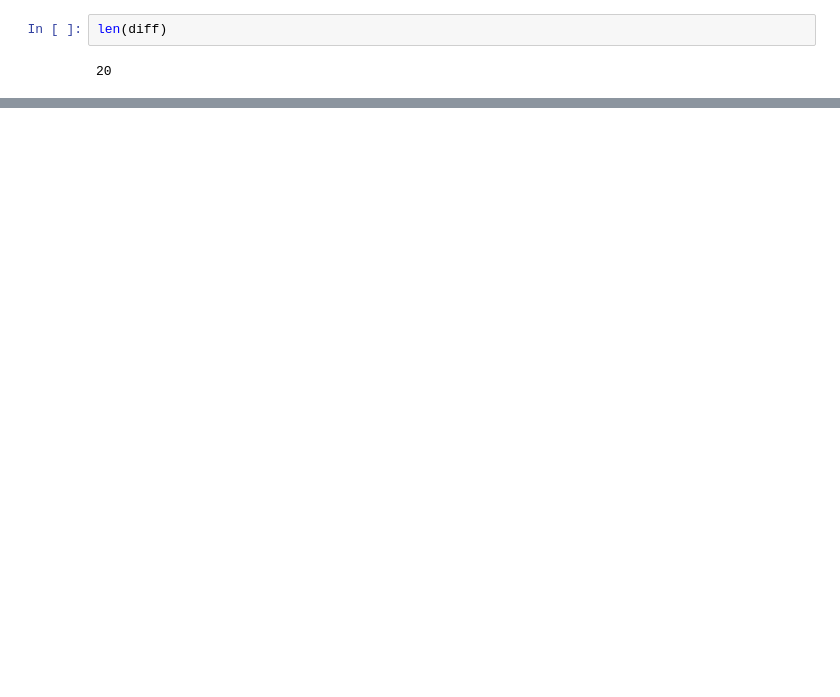
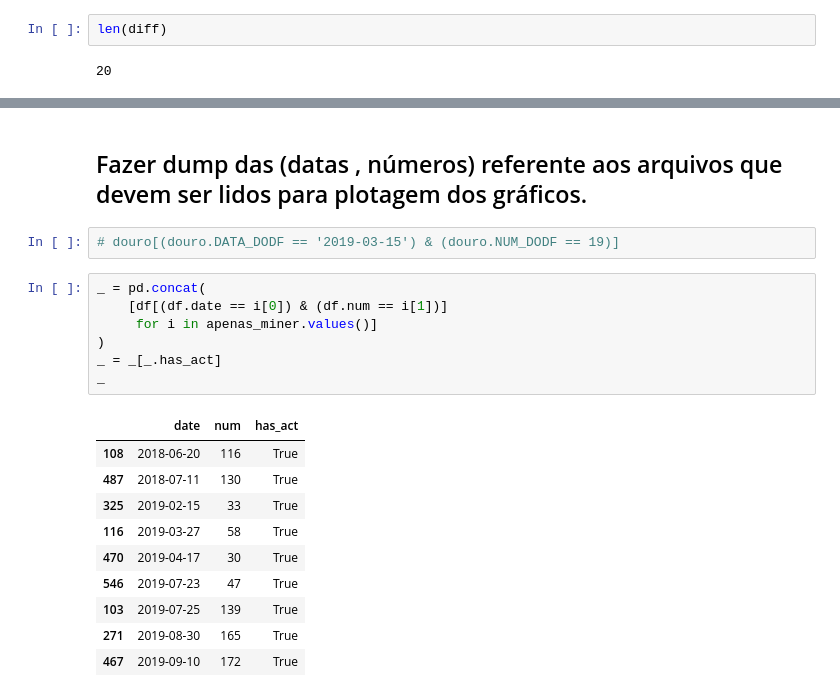
Before and after one commit to UnB-KnEDLe/experiments, a Jupyter notebook: members/maffei/aposentadoria-ouro-comparacao/extract-dodfminer-dodfs_flat.ipynb, the cells around one changed output, grey strips where cells are left out. Drawn from its saved outputs; the diff is of its cells as text; blank space fills up the shorter version.

```diff
--- a/members/maffei/aposentadoria-ouro-comparacao/extract-dodfminer-dodfs_flat.ipynb
+++ b/members/maffei/aposentadoria-ouro-comparacao/extract-dodfminer-dodfs_flat.ipynb
@@ -145,0 +246,22 @@ df_dtnum.shape, douro_dtnum.shape
+# %% [markdown]
+## Fazer dump das (datas , números) referente aos arquivos que devem ser lidos para plotagem dos gráficos.
+# %%
+# douro[(douro.DATA_DODF == '2019-03-15') & (douro.NUM_DODF == 19)]
+# %%
+_ = pd.concat(
+    [df[(df.date == i[0]) & (df.num == i[1])]
+     for i in apenas_miner.values()]
+)
+_ = _[_.has_act]
+_
+# %% [output]
+|  | date | num | has_act |
+| 108 | 2018-06-20 | 116 | True |
+| 487 | 2018-07-11 | 130 | True |
+| 325 | 2019-02-15 | 33 | True |
+| 116 | 2019-03-27 | 58 | True |
+| 470 | 2019-04-17 | 30 | True |
+| 546 | 2019-07-23 | 47 | True |
+| 103 | 2019-07-25 | 139 | True |
+| 271 | 2019-08-30 | 165 | True |
+| 467 | 2019-09-10 | 172 | True |
```
Also changed, not shown: parts of 21 cells of this notebook.
